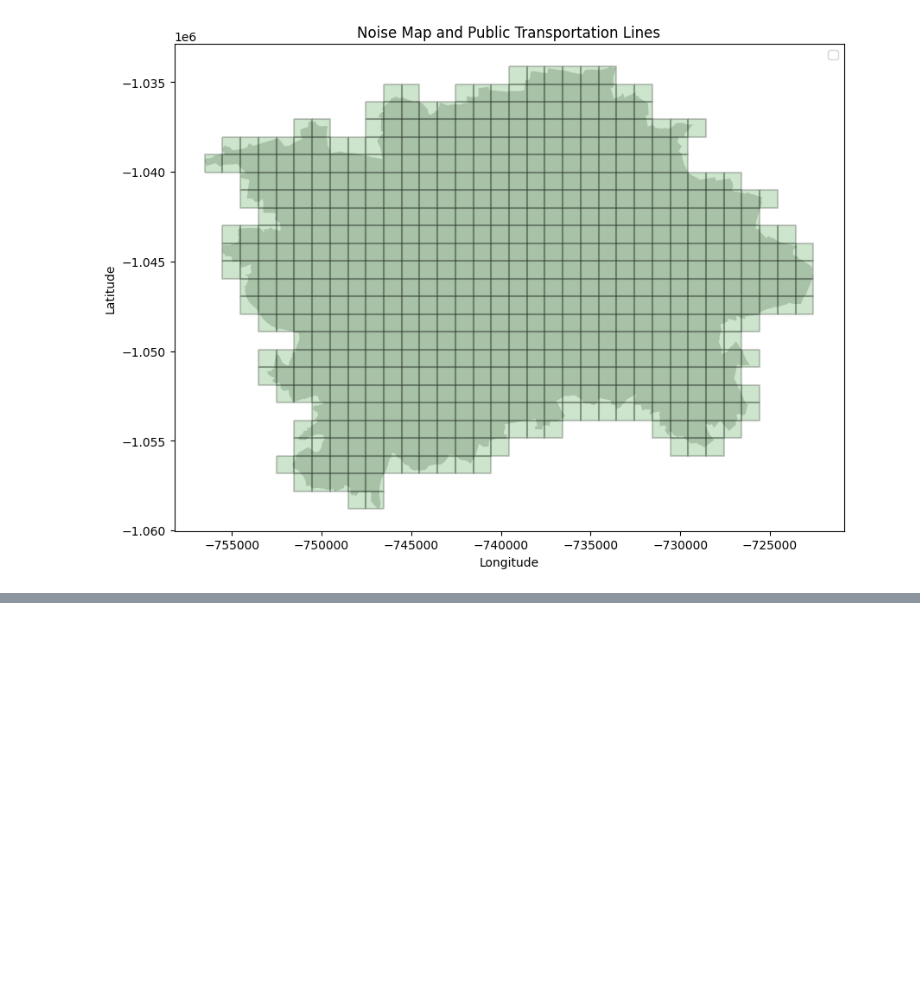
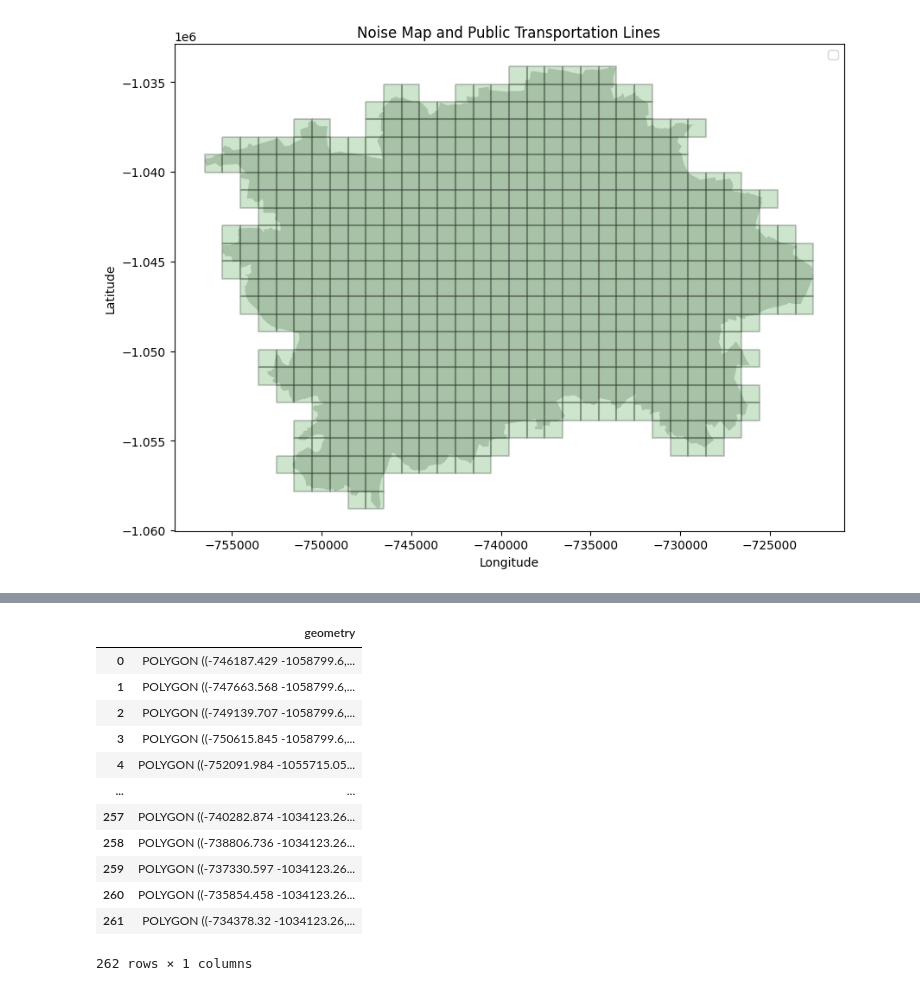
Before and after one commit to mweuro/GeoNoise, a Jupyter notebook: s2.ipynb, the cells around one changed output, grey strips where cells are left out. Drawn from its saved outputs; the diff is of its cells as text; code cells hidden in the pictures; blank space fills up the shorter version.

```diff
--- a/s2.ipynb
+++ b/s2.ipynb
@@ -325,0 +304,16 @@ plt.show()
+# %%
+squares
+# %% [output]
+|  | geometry |
+| 0 | POLYGON ((-746187.429 -1058799.6,... |
+| 1 | POLYGON ((-747663.568 -1058799.6,... |
+| 2 | POLYGON ((-749139.707 -1058799.6,... |
+| 3 | POLYGON ((-750615.845 -1058799.6,... |
+| 4 | POLYGON ((-752091.984 -1055715.05... |
+| ... | ... |
+| 257 | POLYGON ((-740282.874 -1034123.26... |
+| 258 | POLYGON ((-738806.736 -1034123.26... |
+| 259 | POLYGON ((-737330.597 -1034123.26... |
+| 260 | POLYGON ((-735854.458 -1034123.26... |
+| 261 | POLYGON ((-734378.32 -1034123.26,... |
+262 rows × 1 columns
```
Also changed, not shown: parts of 13 cells of this notebook.
